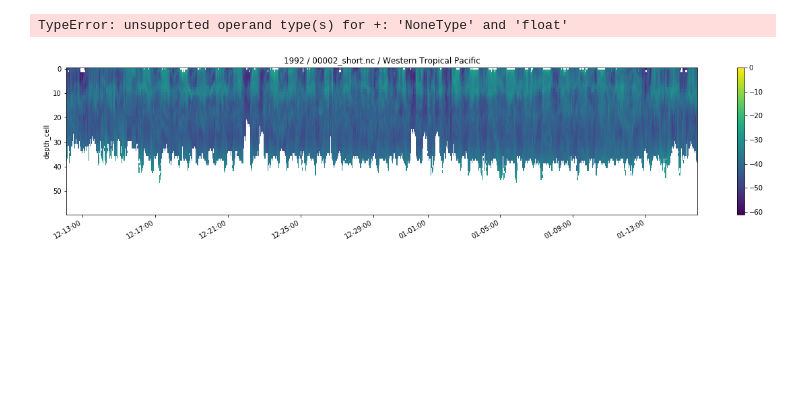
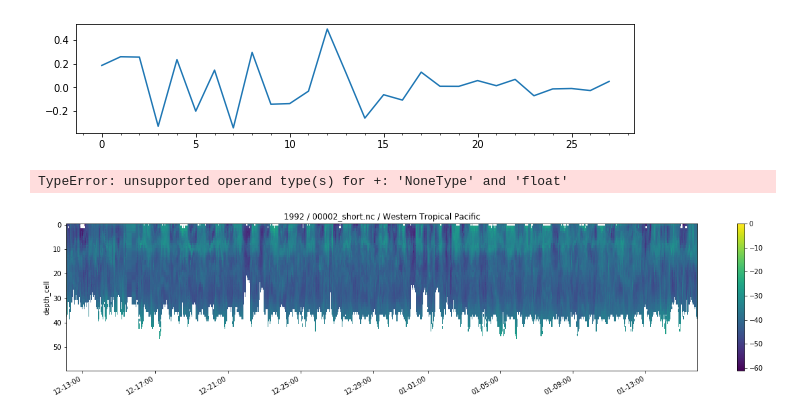
Before and after one commit to shirleyswirley/acoustic-variability, a Jupyter notebook: python/save_out_Sv_figures_UTC_time.ipynb, the cells around one changed output. Cells and saved outputs as stored; diff of their text form; code cells hidden in the pictures; blank space fills up the shorter version.

```diff
--- a/python/save_out_Sv_figures_UTC_time.ipynb
+++ b/python/save_out_Sv_figures_UTC_time.ipynb
@@ -3,3 +13,10 @@
+# %%
+from matplotlib.ticker import AutoMinorLocator
+fig,ax = plt.subplots(nrows=1, ncols=1, figsize=(10,2))
+ax.plot(v[:,0])
+ax.xaxis.set_minor_locator(AutoMinorLocator())
+# %% [output]
+[figure, added]
 # %%
 %run fxns_Sv_compute.ipynb
 # %%
```
Also changed, not shown: parts of 1 cell of this notebook, 2 other files.
